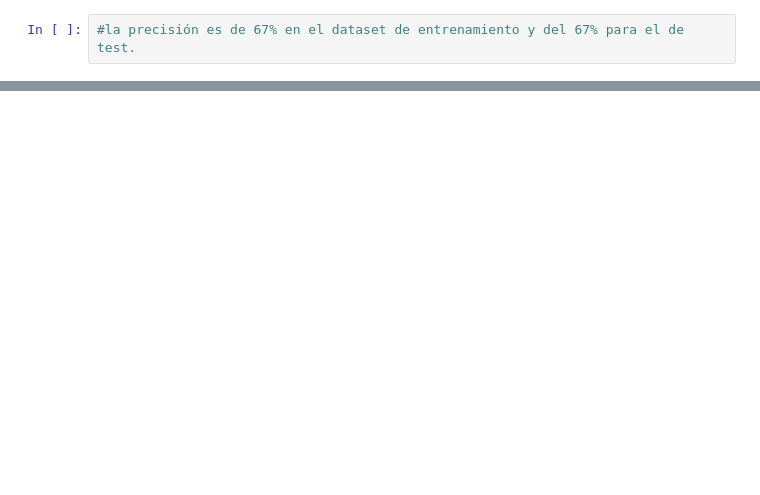
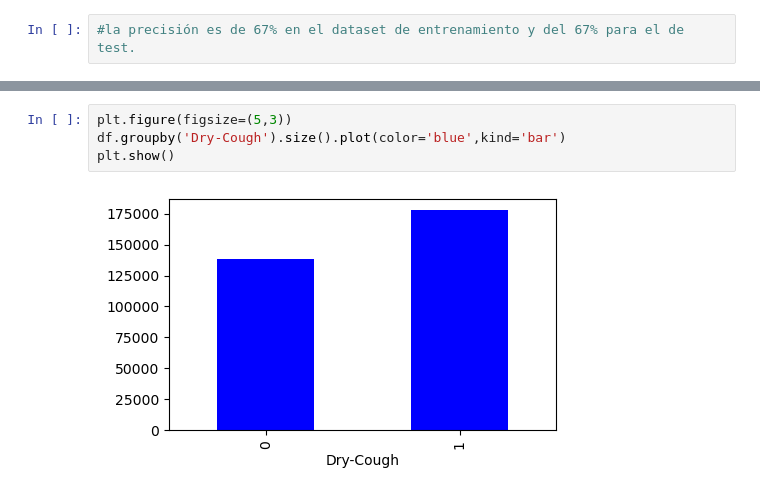
Before and after one commit to cvorozcom/proyectos, a Jupyter notebook: entrega4_analisis_knn.ipynb, the cells around one changed output, grey strips where cells are left out. Saved outputs shown, nothing was run; the diff lists cells and outputs as text; blank space fills up the shorter version.

```diff
--- a/entrega4_analisis_knn.ipynb
+++ b/entrega4_analisis_knn.ipynb
@@ -119,0 +125,6 @@ weighted avg       0.44      0.67      0.53     79200
+# %%
+plt.figure(figsize=(5,3))
+df.groupby('Dry-Cough').size().plot(color='blue',kind='bar')
+plt.show()
+# %% [output]
+[figure, added]
```
Also changed, not shown: parts of 13 cells of this notebook, 5 other files.
